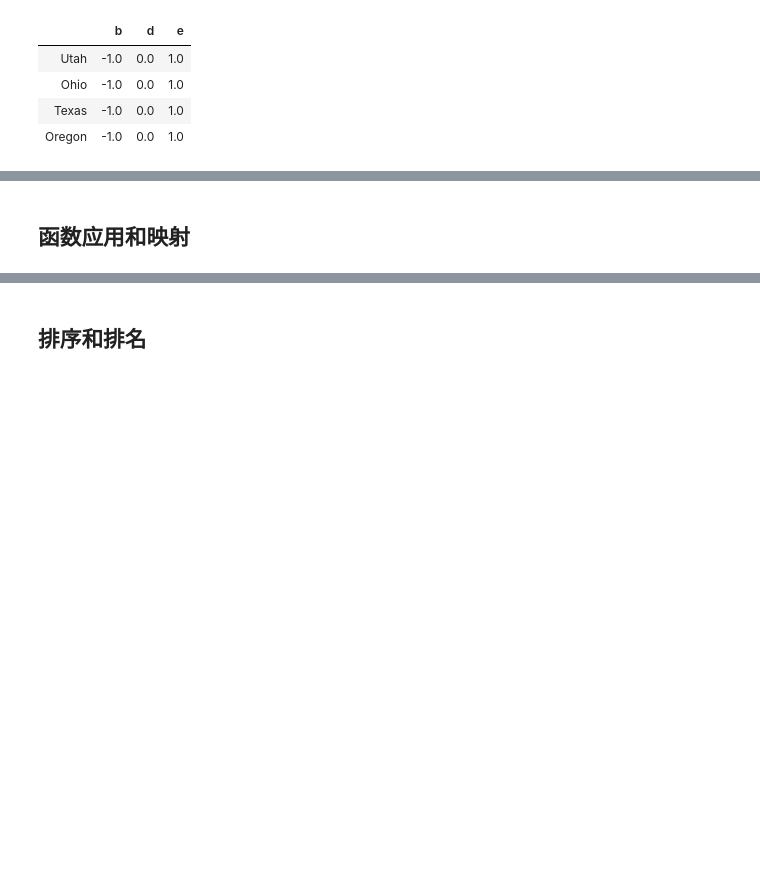
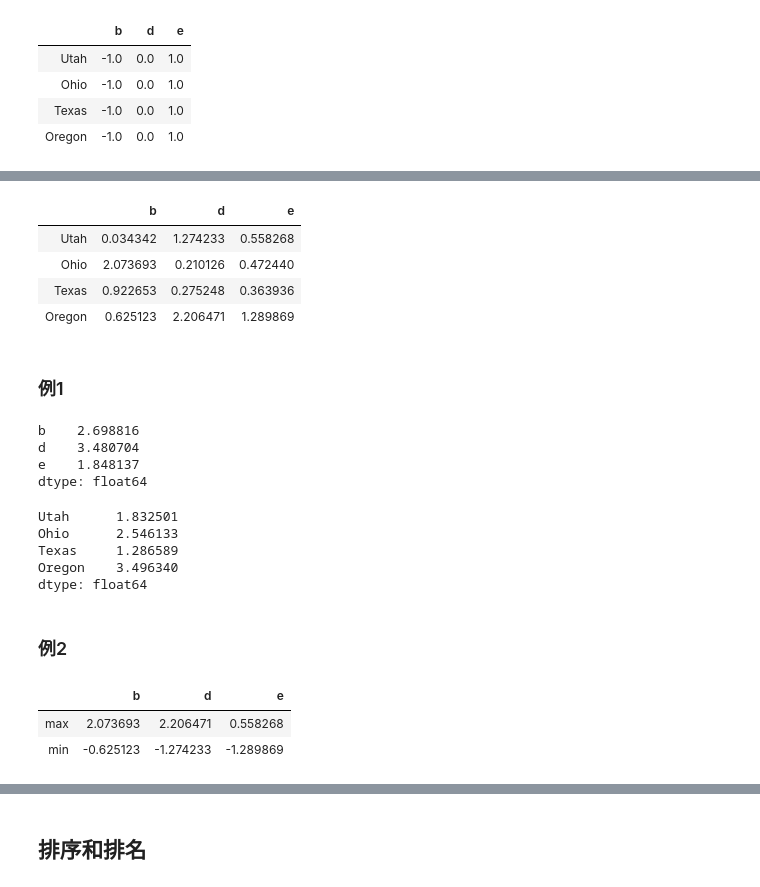
Before and after one commit to teapolyphenol/first, a Jupyter notebook: pandas.ipynb, the cells around one changed output, grey strips where cells are left out. Cells and saved outputs as stored; diff of their text form; code cells hidden in the pictures; blank space fills up the shorter version.

```diff
--- a/pandas.ipynb
+++ b/pandas.ipynb
@@ -576,2 +593,46 @@ frame.sub(series3, axis=0)
+# %%
+# numpy元素级数组方法
+
+np.abs(frame)
+# %% [output]
+|  | b | d | e |
+| Utah | 0.034342 | 1.274233 | 0.558268 |
+| Ohio | 2.073693 | 0.210126 | 0.472440 |
+| Texas | 0.922653 | 0.275248 | 0.363936 |
+| Oregon | 0.625123 | 2.206471 | 1.289869 |
 # %% [markdown]
-## 函数应用和映射
+### 例1
+# %%
+# apply 用在dataframe上，用于对row或者column进行计算
+
+f = lambda x: x.max() - x.min()
+
+frame.apply(f)
+# %% [output]
+b    2.698816
+d    3.480704
+e    1.848137
+dtype: float64
+# %%
+frame.apply(f, axis='columns')
+# %% [output]
+Utah      1.832501
+Ohio      2.546133
+Texas     1.286589
+Oregon    3.496340
+dtype: float64
+# %% [markdown]
+### 例2
+# %%
+#两个等价
+
+def f(x):
+    return pd.Series([x.min(), x.max()], index=['min', 'max'])
+frame.apply(f)
+
+f = lambda x: Series([x.max(), x.min()], index=['max', 'min'])
+frame.apply(f)
+# %% [output]
+|  | b | d | e |
+| max | 2.073693 | 2.206471 | 0.558268 |
+| min | -0.625123 | -1.274233 | -1.289869 |
```
Also changed, not shown: parts of 30 cells of this notebook.
